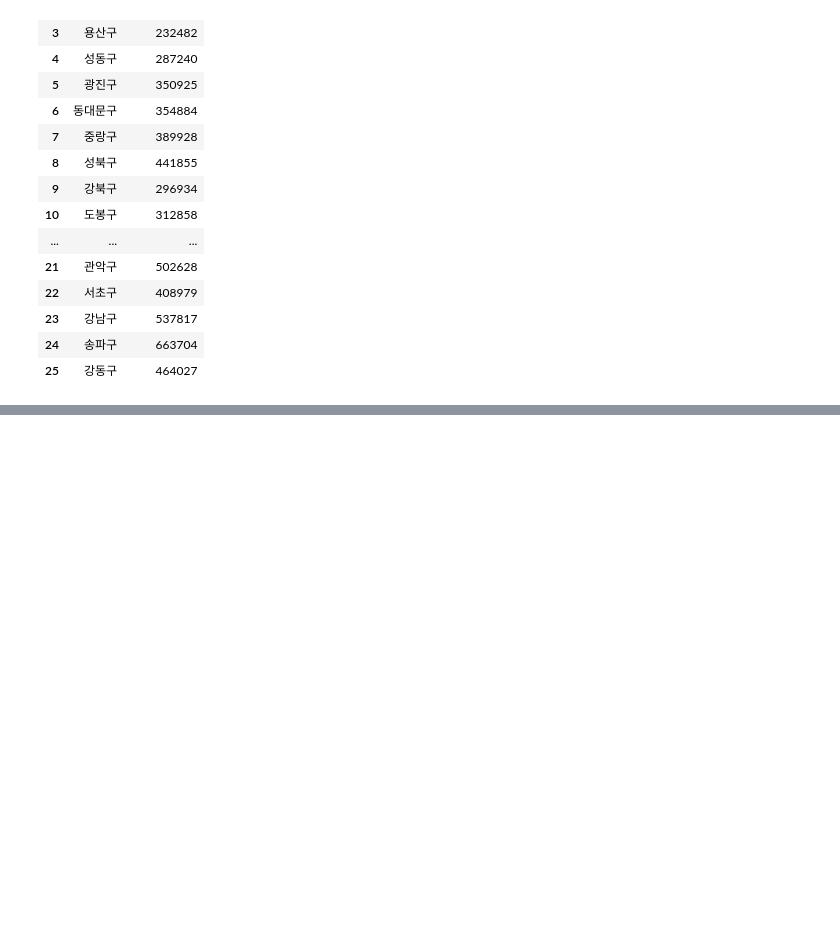
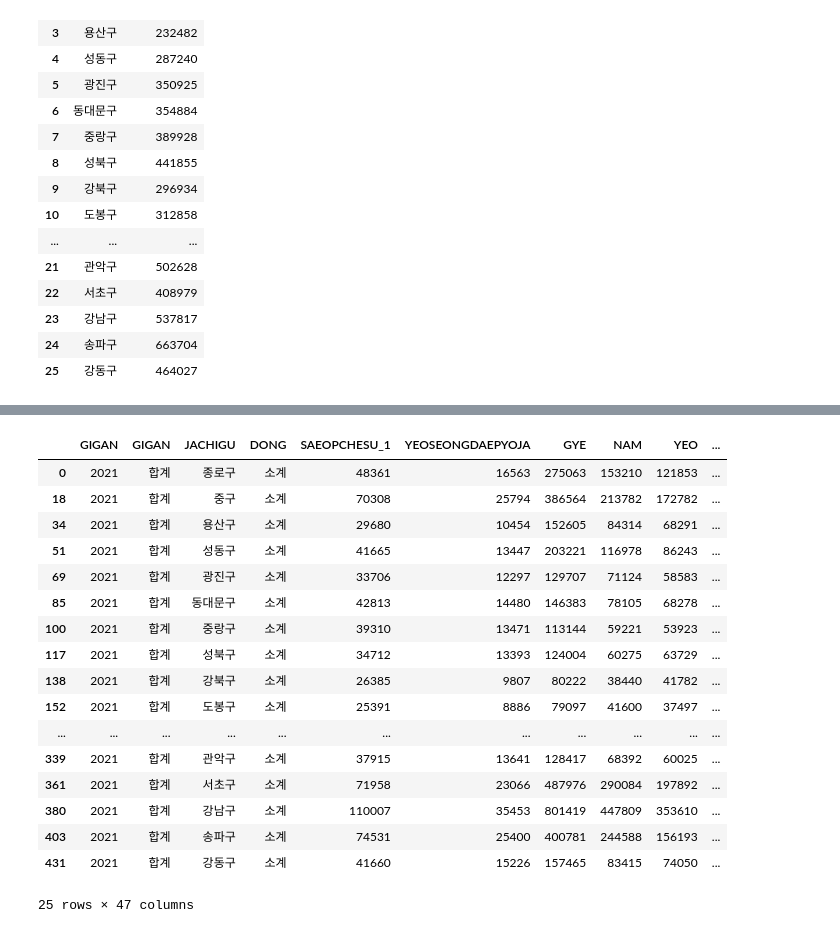
Before and after one commit to do-po/test_1, a Jupyter notebook: Project/100. hackathon/01. 스타벅스매장입지분석.ipynb, the cells around one changed output, grey strips where cells are left out. Drawn from its saved outputs; the diff is of its cells as text; code cells hidden in the pictures; blank space fills up the shorter version.

```diff
--- a/Project/100. hackathon/01. 스타벅스매장입지분석.ipynb
+++ b/Project/100. hackathon/01. 스타벅스매장입지분석.ipynb
@@ -233,0 +238,4 @@ sgg_pop_df_final.to_excel('./files/sgg_pop.xlsx', index= False)
+# %%
+sgg_biz_df = pd.read_csv('./files/report1.txt', sep = '\t', header = 3)
+
+sgg_biz_df
@@ -233,0 +256,14 @@ sgg_pop_df_final.to_excel('./files/sgg_pop.xlsx', index= False)
+# %%
+columns = {
+    '시점': 'GIGAN',
+    '동별(1)': 'GIGAN',
+    '동별(2)': 'JACHIGU',
+    '동별(3)': 'DONG',
+    '소계': 'SAEOPCHESU_1',
+    '여성대표자': 'YEOSEONGDAEPYOJA',
+    '소계.1': 'GYE',
+    '남': 'NAM',
+    '여': 'YEO'
+}
+sgg_biz_df.rename(columns = columns, inplace = True)
+sgg_biz_df.head(10)
@@ -233,0 +283,25 @@ sgg_pop_df_final.to_excel('./files/sgg_pop.xlsx', index= False)
+# %%
+conditions = sgg_biz_df['DONG'] == '소계'
+# %%
+sgg_biz_df_select = sgg_biz_df[conditions]
+# %%
+sgg_biz_df_select
+# %% [output]
+|  | GIGAN | GIGAN | JACHIGU | DONG | SAEOPCHESU_1 | YEOSEONGDAEPYOJA | GYE | NAM | YEO | ... |
+| 0 | 2021 | 합계 | 종로구 | 소계 | 48361 | 16563 | 275063 | 153210 | 121853 | ... |
+| 18 | 2021 | 합계 | 중구 | 소계 | 70308 | 25794 | 386564 | 213782 | 172782 | ... |
+| 34 | 2021 | 합계 | 용산구 | 소계 | 29680 | 10454 | 152605 | 84314 | 68291 | ... |
+| 51 | 2021 | 합계 | 성동구 | 소계 | 41665 | 13447 | 203221 | 116978 | 86243 | ... |
+| 69 | 2021 | 합계 | 광진구 | 소계 | 33706 | 12297 | 129707 | 71124 | 58583 | ... |
+| 85 | 2021 | 합계 | 동대문구 | 소계 | 42813 | 14480 | 146383 | 78105 | 68278 | ... |
+| 100 | 2021 | 합계 | 중랑구 | 소계 | 39310 | 13471 | 113144 | 59221 | 53923 | ... |
+| 117 | 2021 | 합계 | 성북구 | 소계 | 34712 | 13393 | 124004 | 60275 | 63729 | ... |
+| 138 | 2021 | 합계 | 강북구 | 소계 | 26385 | 9807 | 80222 | 38440 | 41782 | ... |
+| 152 | 2021 | 합계 | 도봉구 | 소계 | 25391 | 8886 | 79097 | 41600 | 37497 | ... |
+| ... | ... | ... | ... | ... | ... | ... | ... | ... | ... | ... |
+| 339 | 2021 | 합계 | 관악구 | 소계 | 37915 | 13641 | 128417 | 68392 | 60025 | ... |
+| 361 | 2021 | 합계 | 서초구 | 소계 | 71958 | 23066 | 487976 | 290084 | 197892 | ... |
+| 380 | 2021 | 합계 | 강남구 | 소계 | 110007 | 35453 | 801419 | 447809 | 353610 | ... |
+| 403 | 2021 | 합계 | 송파구 | 소계 | 74531 | 25400 | 400781 | 244588 | 156193 | ... |
+| 431 | 2021 | 합계 | 강동구 | 소계 | 41660 | 15226 | 157465 | 83415 | 74050 | ... |
+25 rows × 47 columns
```
Also changed, not shown: parts of 10 cells of this notebook, 2 other files.
